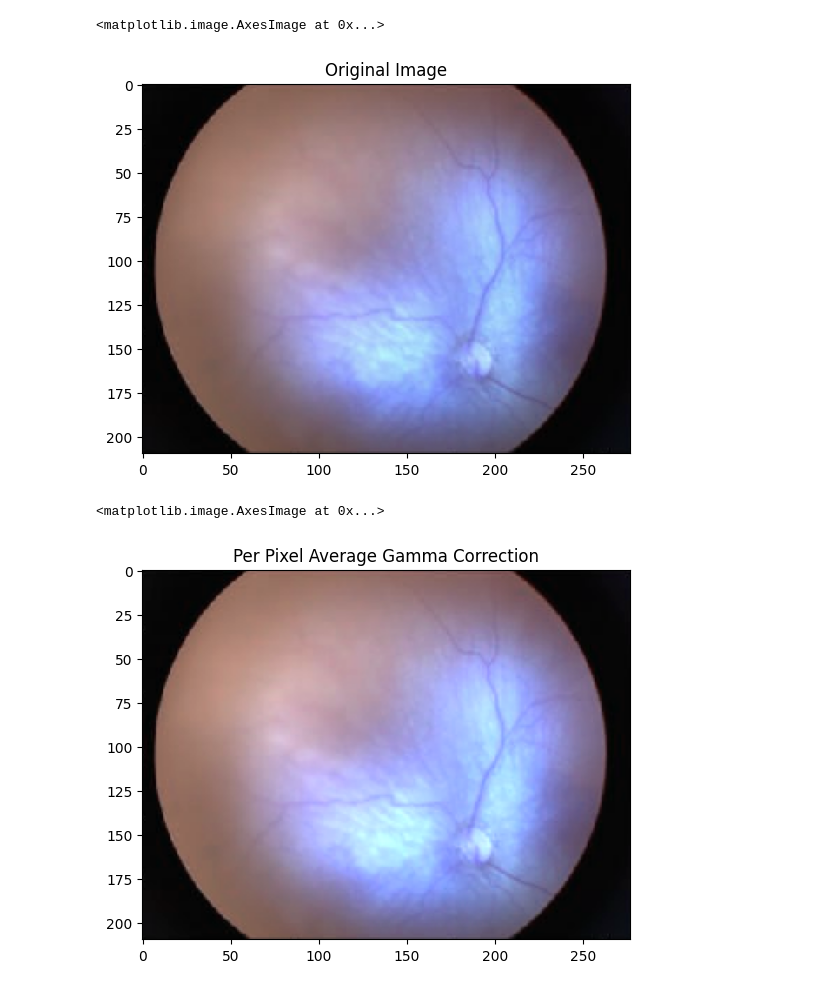
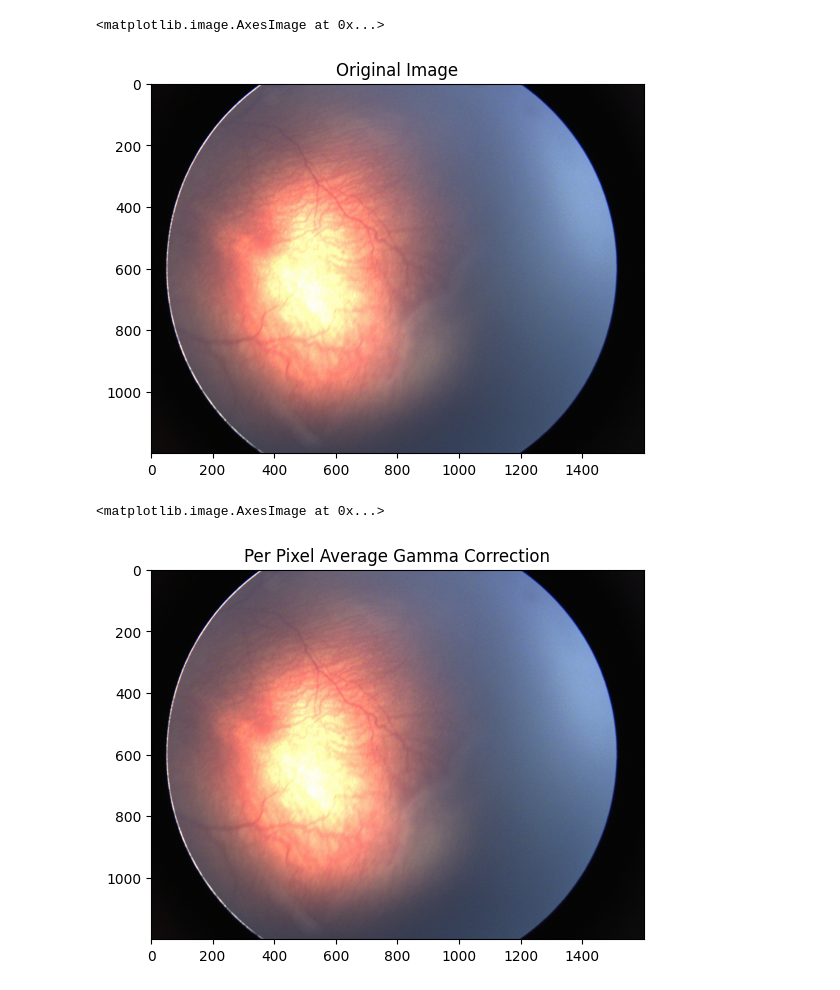
Before and after one commit to mhyrzt/ROP, a Jupyter notebook: example.ipynb, the cells around one changed output. Saved outputs shown, nothing was run; the diff lists cells and outputs as text; code cells hidden in the pictures.

```diff
--- a/example.ipynb
+++ b/example.ipynb
@@ -2,18 +5,18 @@
 import matplotlib.pyplot as plt
 from enhancement import load_image, per_pixel_average, CCGB, CLAHE, AGCCPF, Retinex
 # %%
-image = load_image("./images/degraded.png")
+image = load_image("./images/degreaded/a263cfbe-86a6-490c-a012-9c9655109ec5.28.jpg")
 plt.title("Original Image")
 plt.imshow(image)
 # %% [output]
 <matplotlib.image.AxesImage at 0x...>
-[figure, old version]
+[figure, new version]
 # %%
 plt.title("Per Pixel Average Gamma Correction")
-plt.imshow(per_pixel_average(image, 12))
+plt.imshow(per_pixel_average(image, 10))
 # %% [output]
 <matplotlib.image.AxesImage at 0x...>
-[figure, old version]
+[figure, new version]
 # %%
 plt.title("Crop, Circle and Gaussian Blur")
 plt.imshow(CCGB(image))
```
Also changed, not shown: parts of 5 cells of this notebook, 2 other files.
